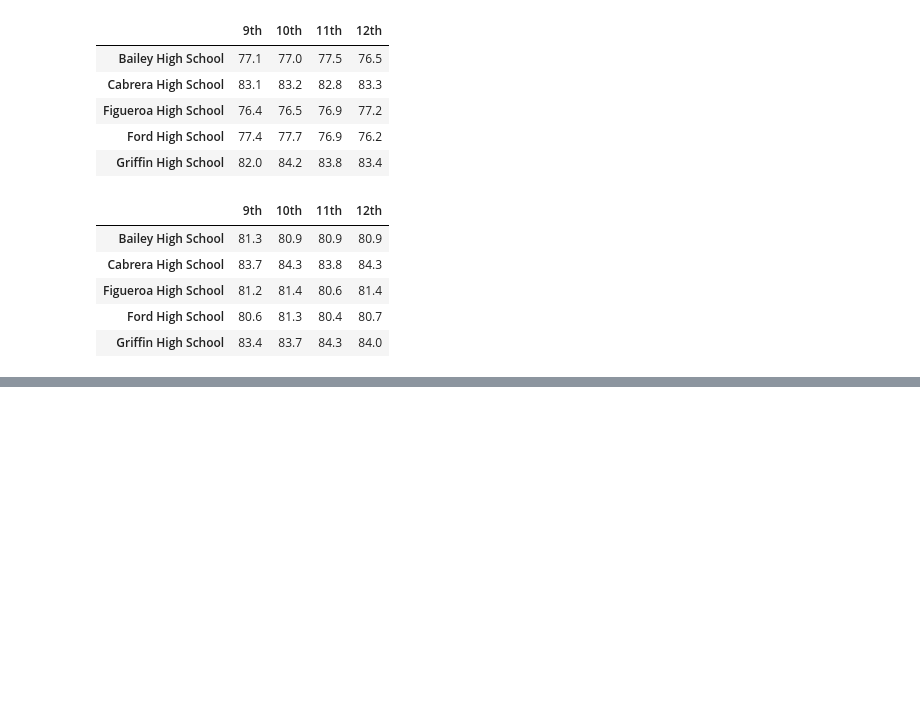
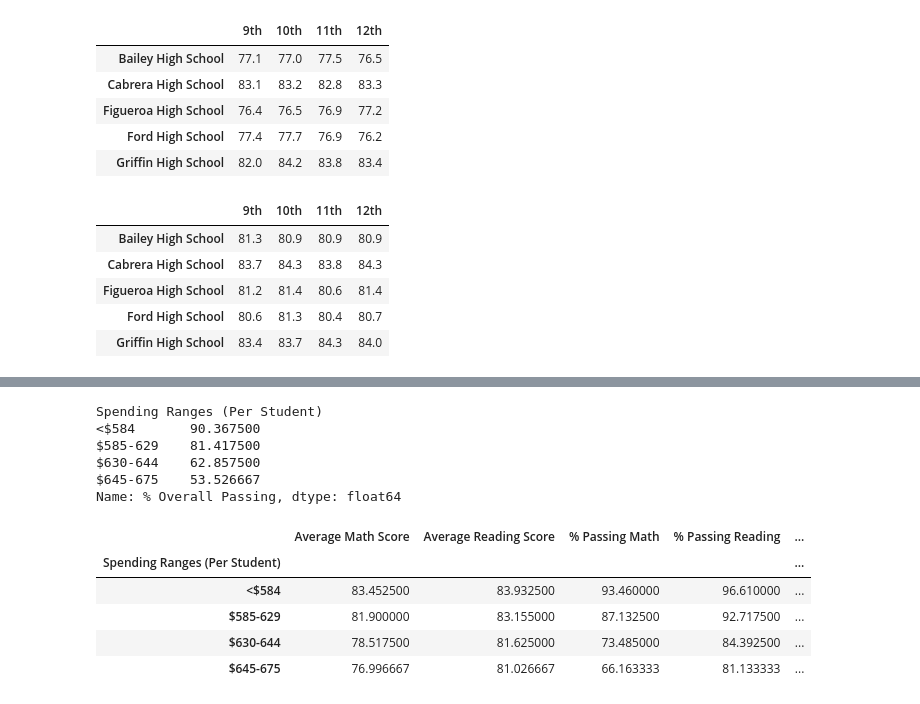
Before and after one commit to lrincon34/School_District_Analysis, a Jupyter notebook: PyCitySchools.ipynb, the cells around one changed output, grey strips where cells are left out. Cells and saved outputs as stored; diff of their text form; code cells hidden in the pictures; blank space fills up the shorter version.

```diff
--- a/PyCitySchools.ipynb
+++ b/PyCitySchools.ipynb
@@ -988,0 +1059,6 @@ reading_scores_by_grade.head()
+# %%
+per_school_summary_df['Average Math Score'] = per_school_summary_df['Average Math Score'].astype(float)
+per_school_summary_df['Average Reading Score'] = per_school_summary_df['Average Reading Score'].astype(float)
+per_school_summary_df['% Passing Math'] = per_school_summary_df['% Passing Math'].astype(float)
+per_school_summary_df['% Passing Reading'] = per_school_summary_df['% Passing Reading'].astype(float)
+per_school_summary_df['% Overall Passing'] = per_school_summary_df['% Overall Passing'].astype(float)
@@ -988,0 +1079,37 @@ reading_scores_by_grade.head()
+# %%
+# Calculate averages for the desired columns.
+spending_math_scores = per_school_summary_df.groupby(["Spending Ranges (Per Student)"]).mean()["Average Math Score"]
+
+spending_reading_scores = per_school_summary_df.groupby(["Spending Ranges (Per Student)"]).mean()["Average Reading Score"]
+
+spending_passing_math = per_school_summary_df.groupby(["Spending Ranges (Per Student)"]).mean()["% Passing Math"]
+
+spending_passing_reading = per_school_summary_df.groupby(["Spending Ranges (Per Student)"]).mean()["% Passing Reading"]
+
+overall_passing_spending = per_school_summary_df.groupby(["Spending Ranges (Per Student)"]).mean()["% Overall Passing"]
+
+overall_passing_spending
+# %% [output]
+Spending Ranges (Per Student)
+<$584       90.367500
+$585-629    81.417500
+$630-644    62.857500
+$645-675    53.526667
+Name: % Overall Passing, dtype: float64
+# %%
+# Assemble into DataFrame.
+spending_summary_df = pd.DataFrame({
+          "Average Math Score" : spending_math_scores,
+          "Average Reading Score": spending_reading_scores,
+          "% Passing Math": spending_passing_math,
+          "% Passing Reading": spending_passing_reading,
+          "% Overall Passing": overall_passing_spending})
+
+spending_summary_df
+# %% [output]
+|  | Average Math Score | Average Reading Score | % Passing Math | % Passing Reading | ... |
+| Spending Ranges (Per Student) |  |  |  |  | ... |
+| <$584 | 83.452500 | 83.932500 | 93.460000 | 96.610000 | ... |
+| $585-629 | 81.900000 | 83.155000 | 87.132500 | 92.717500 | ... |
+| $630-644 | 78.517500 | 81.625000 | 73.485000 | 84.392500 | ... |
+| $645-675 | 76.996667 | 81.026667 | 66.163333 | 81.133333 | ... |
```
Also changed, not shown: parts of 7 cells of this notebook.
